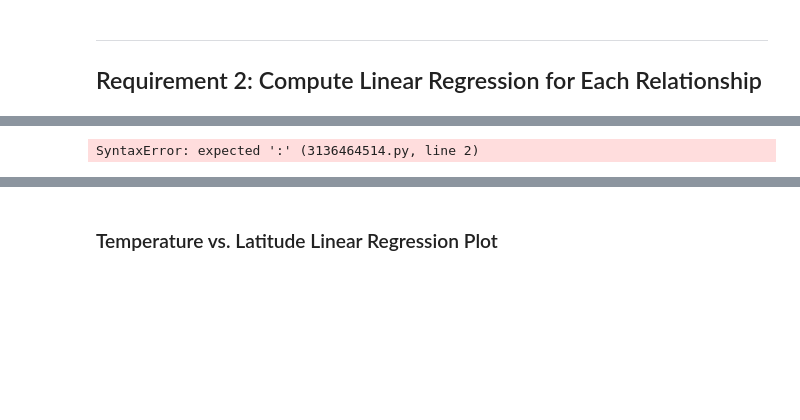
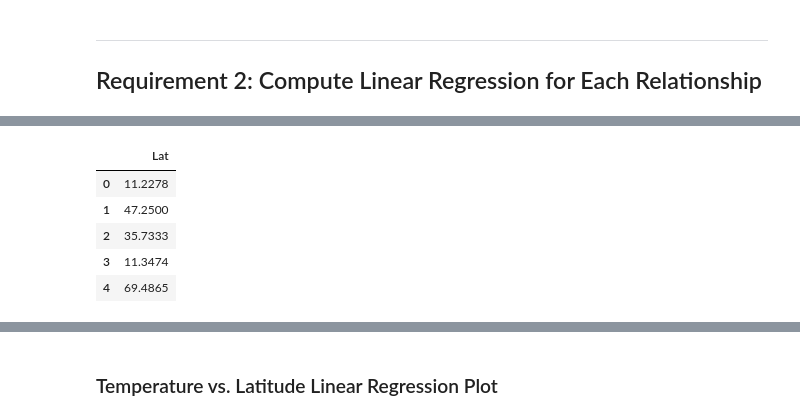
Before and after one commit to Siggy0002/python-api-challenge, a Jupyter notebook: WeatherPy/WeatherPy.ipynb, the cells around one changed output, grey strips where cells are left out. Drawn from its saved outputs; the diff is of its cells as text; code cells hidden in the pictures; blank space fills up the shorter version.

```diff
--- a/WeatherPy/WeatherPy.ipynb
+++ b/WeatherPy/WeatherPy.ipynb
@@ -340,8 +340,16 @@ The r-value is: 0.0017579358966716494
 # %%
 # Create a DataFrame with the Northern Hemisphere data (Latitude >= 0)
-if city_data_df["Lat"]>= 0:
-    horthern_hemi_df
-# Display sample data
-northern_hemi_df.head()
+northern_hemi_lat=[]
+for x in city_data_df["Lat"]:
+    if x >= 0:
+      northern_hemi_lat.append(x)
+northern_hemi_lat_df = pd.DataFrame(northern_hemi_lat)
+northern_hemi_lat_df = northern_hemi_lat_df.rename(columns={0: 'Lat'})
+northern_hemi_lat_df.head()
 # %% [output]
-SyntaxError: expected ':' (3136464514.py, line 2)
+|  | Lat |
+| 0 | 11.2278 |
+| 1 | 47.2500 |
+| 2 | 35.7333 |
+| 3 | 11.3474 |
+| 4 | 69.4865 |
```
Also changed, not shown: parts of 19 cells of this notebook, 1 other file.
